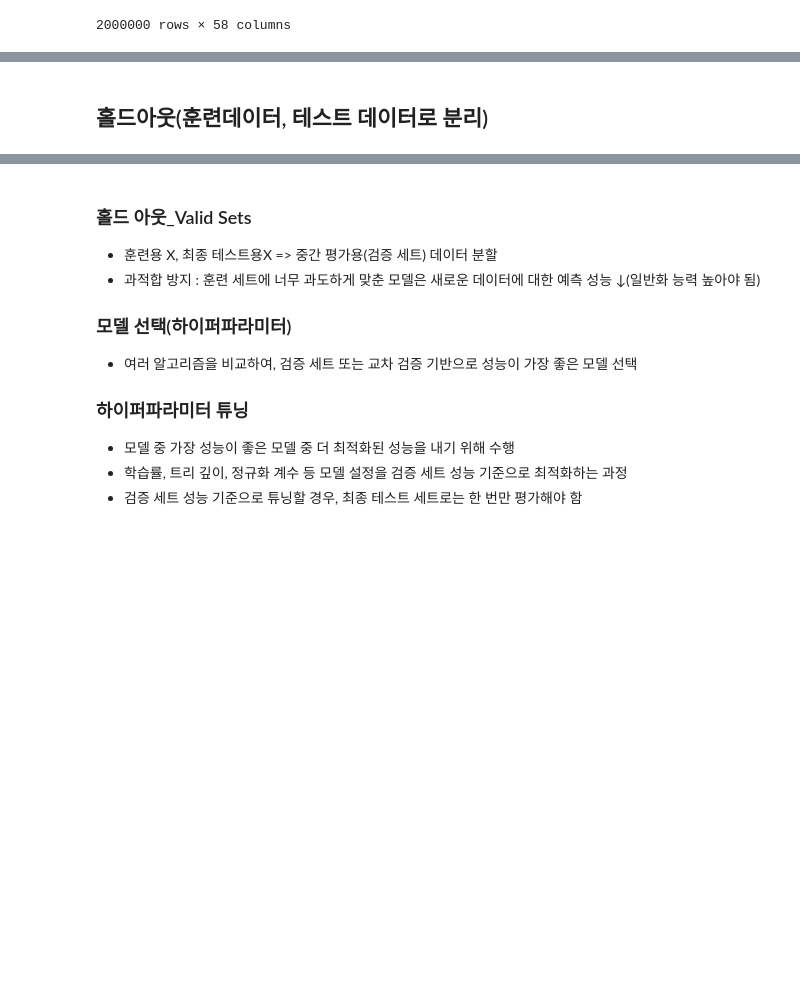
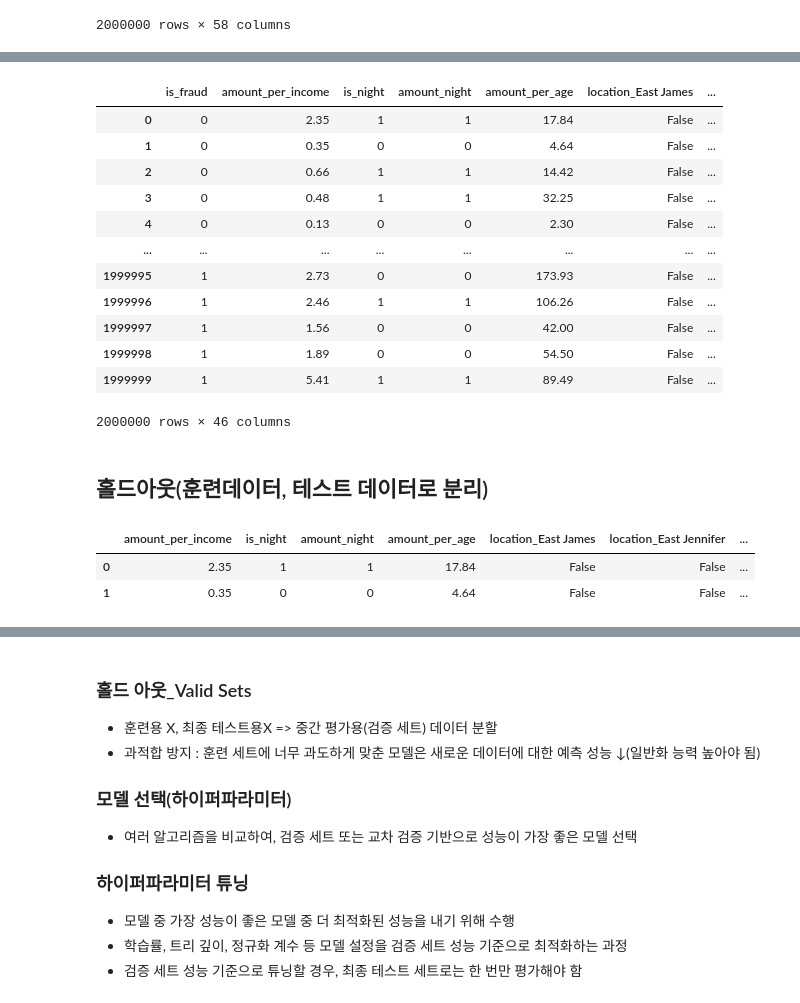
Before and after one commit to KEEPGOINGNOW/Fintech_Service_2nd, a Jupyter notebook: 00_DataAnalysis/02_Kaggle_분류분석_신용카드_이상거래.ipynb, the cells around one changed output, grey strips where cells are left out. Drawn from its saved outputs; the diff is of its cells as text; code cells hidden in the pictures; blank space fills up the shorter version.

Commit message:
Data_Analysis_57

```diff
--- a/00_DataAnalysis/02_Kaggle_분류분석_신용카드_이상거래.ipynb
+++ b/00_DataAnalysis/02_Kaggle_분류분석_신용카드_이상거래.ipynb
@@ -707,3 +738,23 @@ final_data
+# %%
+# 최종 데이터셋 중 필요 없는 컬럼 및 단독으로는 문제 없지만 같이 사용되면 정답 학습 확률이 높은 컬럼 제거
+final_data = final_data.drop(['Year', 'Month', 'Day', 'Hour', 'Min',
+                              'Sec','hour_avg', 'hour_std'
+                              ,'credit_score', 'income', 'debt', 'age'], axis=1)
+final_data
+# %% [output]
+|  | is_fraud | amount_per_income | is_night | amount_night | amount_per_age | location_East James | ... |
+| 0 | 0 | 2.35 | 1 | 1 | 17.84 | False | ... |
+| 1 | 0 | 0.35 | 0 | 0 | 4.64 | False | ... |
+| 2 | 0 | 0.66 | 1 | 1 | 14.42 | False | ... |
+| 3 | 0 | 0.48 | 1 | 1 | 32.25 | False | ... |
+| 4 | 0 | 0.13 | 0 | 0 | 2.30 | False | ... |
+| ... | ... | ... | ... | ... | ... | ... | ... |
+| 1999995 | 1 | 2.73 | 0 | 0 | 173.93 | False | ... |
+| 1999996 | 1 | 2.46 | 1 | 1 | 106.26 | False | ... |
+| 1999997 | 1 | 1.56 | 0 | 0 | 42.00 | False | ... |
+| 1999998 | 1 | 1.89 | 0 | 0 | 54.50 | False | ... |
+| 1999999 | 1 | 5.41 | 1 | 1 | 89.49 | False | ... |
+2000000 rows × 46 columns
 # %% [markdown]
 ## 홀드아웃(훈련데이터, 테스트 데이터로 분리)
 # %%
@@ -711,3 +762,9 @@ from sklearn.model_selection import train_test_split
 # %%
 X = final_data.drop('is_fraud', axis=1)
 y = final_data['is_fraud']
+# %%
+X.head(2)
+# %% [output]
+|  | amount_per_income | is_night | amount_night | amount_per_age | location_East James | location_East Jennifer | ... |
+| 0 | 2.35 | 1 | 1 | 17.84 | False | False | ... |
+| 1 | 0.35 | 0 | 0 | 4.64 | False | False | ... |
```
Also changed, not shown: parts of 19 cells of this notebook, 3 other files.
